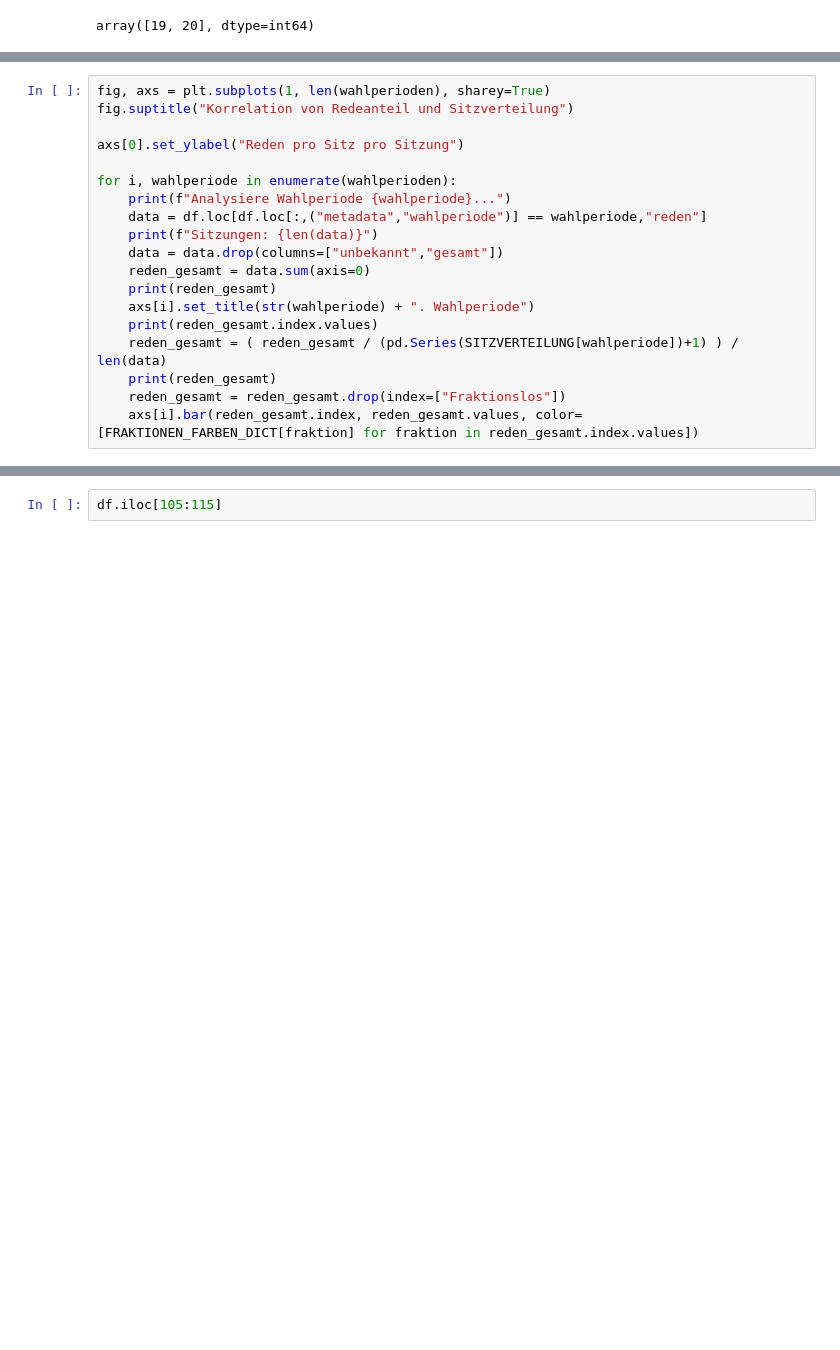
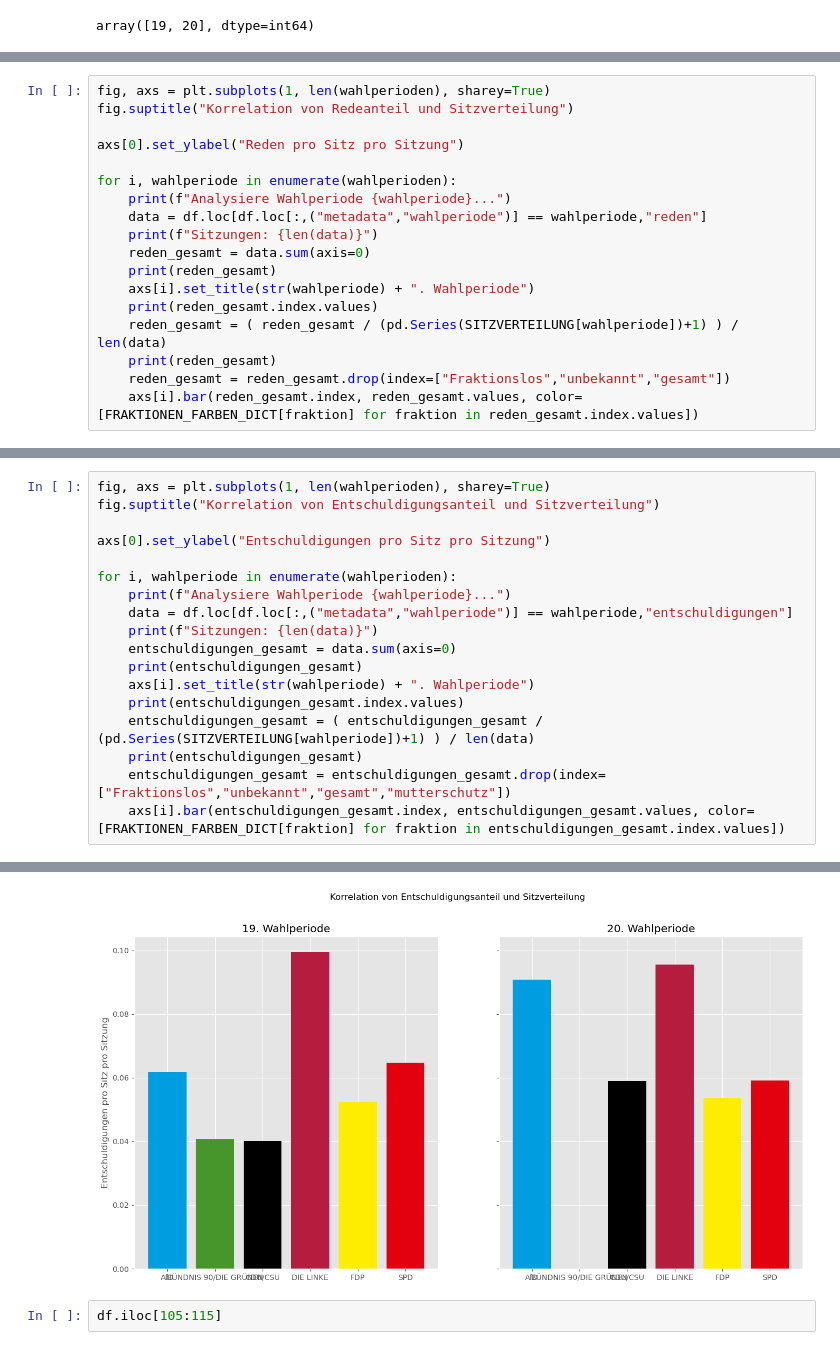
Before and after one commit to xTerradon/bundestag, a Jupyter notebook: main.ipynb, the cells around one changed output, grey strips where cells are left out. Drawn from its saved outputs; the diff is of its cells as text; blank space fills up the shorter version.

```diff
--- a/main.ipynb
+++ b/main.ipynb
@@ -433,14 +452,13 @@ for i, wahlperiode in enumerate(wahlperioden):
     print(f"Analysiere Wahlperiode {wahlperiode}...")
     data = df.loc[df.loc[:,("metadata","wahlperiode")] == wahlperiode,"reden"]
     print(f"Sitzungen: {len(data)}")
-    data = data.drop(columns=["unbekannt","gesamt"])
     reden_gesamt = data.sum(axis=0)
     print(reden_gesamt)
     axs[i].set_title(str(wahlperiode) + ". Wahlperiode")
     print(reden_gesamt.index.values)
     reden_gesamt = ( reden_gesamt / (pd.Series(SITZVERTEILUNG[wahlperiode])+1) ) / len(data)
     print(reden_gesamt)
-    reden_gesamt = reden_gesamt.drop(index=["Fraktionslos"])
+    reden_gesamt = reden_gesamt.drop(index=["Fraktionslos","unbekannt","gesamt"])
     axs[i].bar(reden_gesamt.index, reden_gesamt.values, color=[FRAKTIONEN_FARBEN_DICT[fraktion] for fraktion in reden_gesamt.index.values])
 # %% [output]
 Analysiere Wahlperiode 19...
@@ -462,2 +480,21 @@ SPD                      0.091746
 dtype: float64
 [figure]
+# %%
+fig, axs = plt.subplots(1, len(wahlperioden), sharey=True)
+fig.suptitle("Korrelation von Entschuldigungsanteil und Sitzverteilung")
+
+axs[0].set_ylabel("Entschuldigungen pro Sitz pro Sitzung")
+
+for i, wahlperiode in enumerate(wahlperioden):
+    print(f"Analysiere Wahlperiode {wahlperiode}...")
+    data = df.loc[df.loc[:,("metadata","wahlperiode")] == wahlperiode,"entschuldigungen"]
+    print(f"Sitzungen: {len(data)}")
+    entschuldigungen_gesamt = data.sum(axis=0)
+    print(entschuldigungen_gesamt)
+    axs[i].set_title(str(wahlperiode) + ". Wahlperiode")
+    print(entschuldigungen_gesamt.index.values)
+    entschuldigungen_gesamt = ( entschuldigungen_gesamt / (pd.Series(SITZVERTEILUNG[wahlperiode])+1) ) / len(data)
+    print(entschuldigungen_gesamt)
+    entschuldigungen_gesamt = entschuldigungen_gesamt.drop(index=["Fraktionslos","unbekannt","gesamt","mutterschutz"])
+    axs[i].bar(entschuldigungen_gesamt.index, entschuldigungen_gesamt.values, color=[FRAKTIONEN_FARBEN_DICT[fraktion] for fraktion in entschuldigungen_gesamt.index.values])
+# %% [output]
@@ -464,3 +518,4 @@ dtype: float64
+[figure, added]
 # %%
 df.iloc[105:115]
 # %% [output]
```
Also changed, not shown: parts of 11 cells of this notebook, 1 other file.
